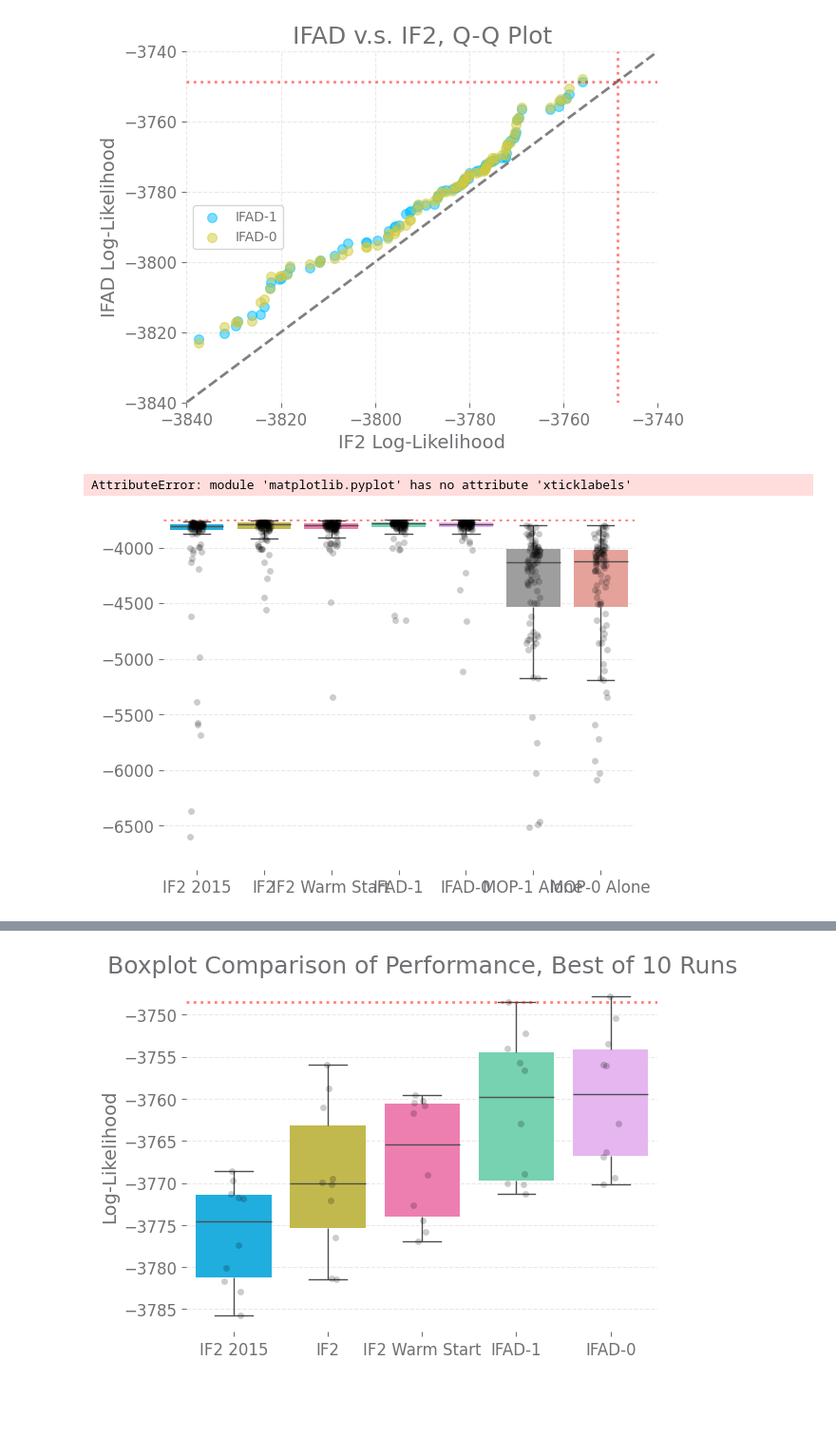
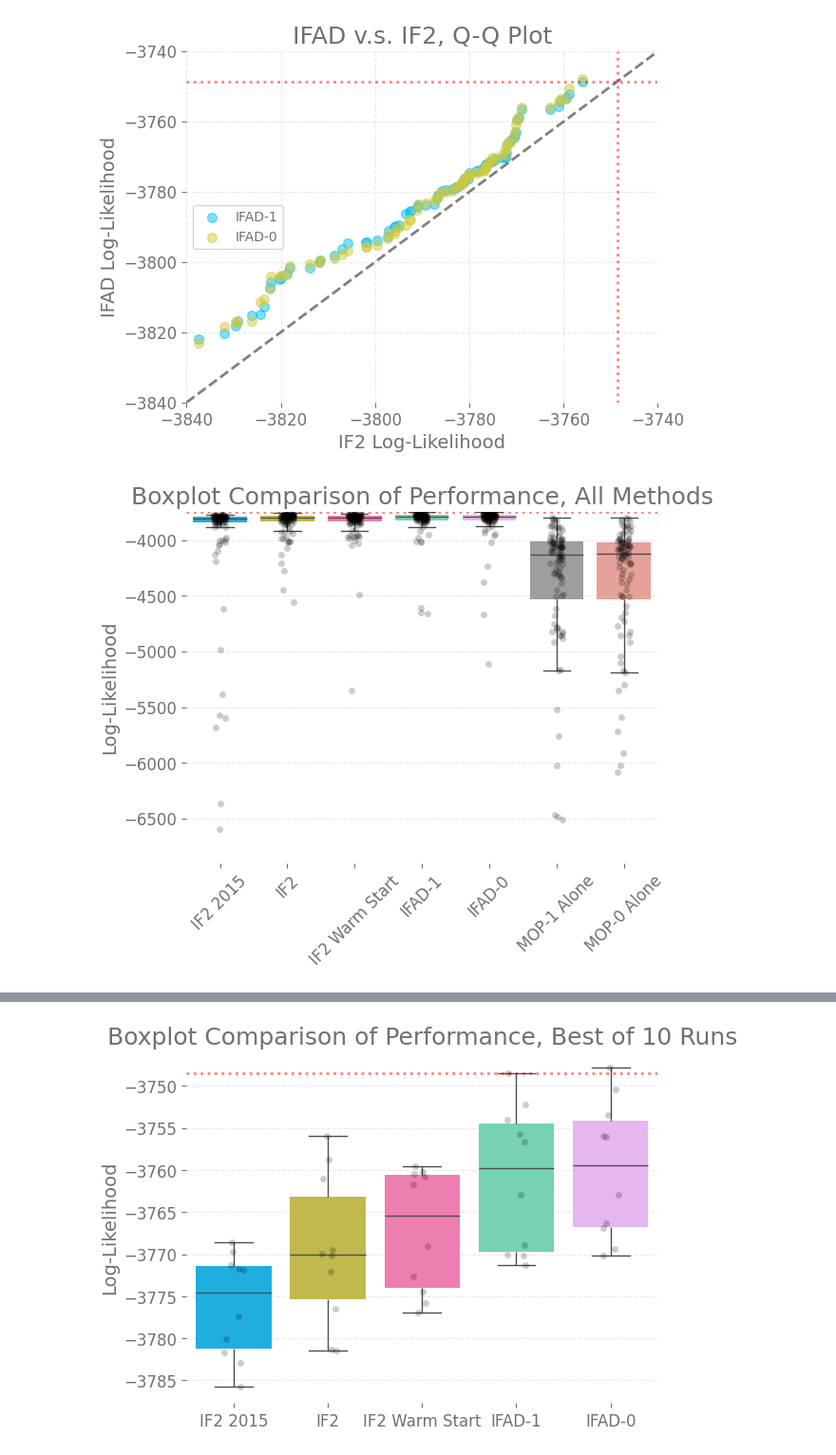
Before and after one commit to hetankevin/diffilter, a Jupyter notebook: cholera.ipynb, the cells around one changed output, grey strips where cells are left out. Shown at 95% size. Drawn from its saved outputs; the diff is of its cells as text; code cells hidden in the pictures; blank space fills up the shorter version.

```diff
--- a/cholera.ipynb
+++ b/cholera.ipynb
@@ -604,16 +608,15 @@ plt.savefig('imgs/095/qq.png', bbox_inches='tight')
 # %%
 # IF2 0.95
 ax = sns.boxplot(data.iloc[:,:],
                 showfliers = False)
 sns.stripplot(data.iloc[:,:],
              alpha=0.2, color='black')
 plt.axhline(-3748.5, linestyle='dotted', color='r', alpha=0.5)
 plt.ylim(-6900,-3745)
-plt.xticklabels(rotation=45)
+plt.xticks(rotation=45)
 plt.ylabel('Log-Likelihood')
 plt.title('Boxplot Comparison of Performance, All Methods')
 plt.savefig('imgs/095/boxplotall.png', bbox_inches='tight')
 plt.show()
 # %% [output]
-AttributeError: module 'matplotlib.pyplot' has no attribute 'xticklabels'
-[figure, old version]
+[figure, new version]
```
Also changed, not shown: parts of 7 cells of this notebook, 5 other files.
